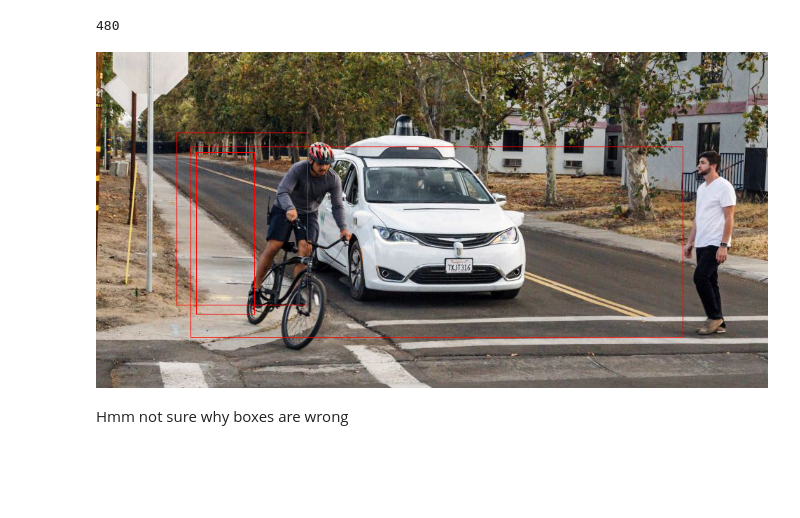
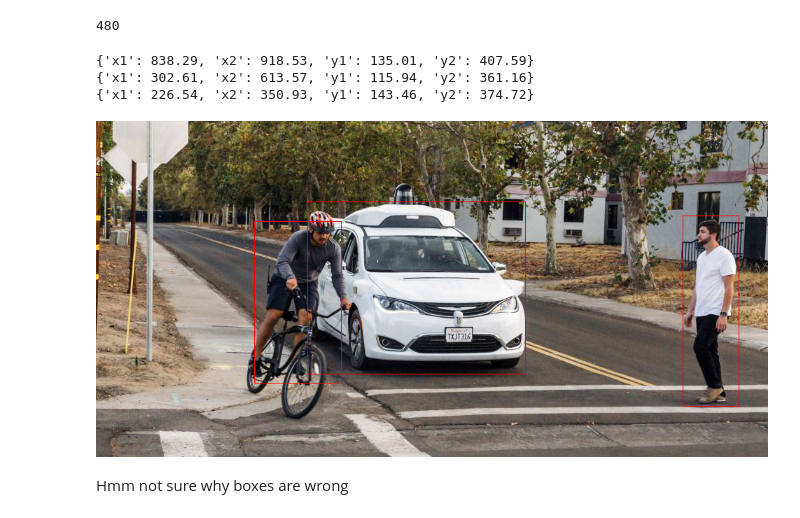
Before and after one commit to robmarkcole/coral-pi-rest-server, a Jupyter notebook: coral-app-usage.ipynb, the cells around one changed output. Saved outputs shown, nothing was run; the diff lists cells and outputs as text; code cells hidden in the pictures; blank space fills up the shorter version.

Commit message:
Fix bounding boxes

```diff
--- a/coral-app-usage.ipynb
+++ b/coral-app-usage.ipynb
@@ -123,13 +123,17 @@ image_height
 # %%
 for result in predictions:
     b_box = result["bounding_box"]
-    # bounding_box = [b_box['x1'], b_box['y1'], b_box['x2'], b_box['y2']]
-    bounding_box = list(b_box.values())
+    bounding_box = [b_box['x1'], b_box['y1'], b_box['x2'], b_box['y2']]
+    # bounding_box = list(b_box.values())
     if float(result["confidence"]) > CONFIDENCE:
+        print(b_box)
         draw.rectangle(bounding_box, outline='red')
 
 display(image)
 # %% [output]
+{'x1': 838.29, 'x2': 918.53, 'y1': 135.01, 'y2': 407.59}
+{'x1': 302.61, 'x2': 613.57, 'y1': 115.94, 'y2': 361.16}
+{'x1': 226.54, 'x2': 350.93, 'y1': 143.46, 'y2': 374.72}
-[figure, old version]
+[figure, new version]
 # %% [markdown]
 Hmm not sure why boxes are wrong
```
Also changed, not shown: parts of 5 cells of this notebook, 1 other file.
